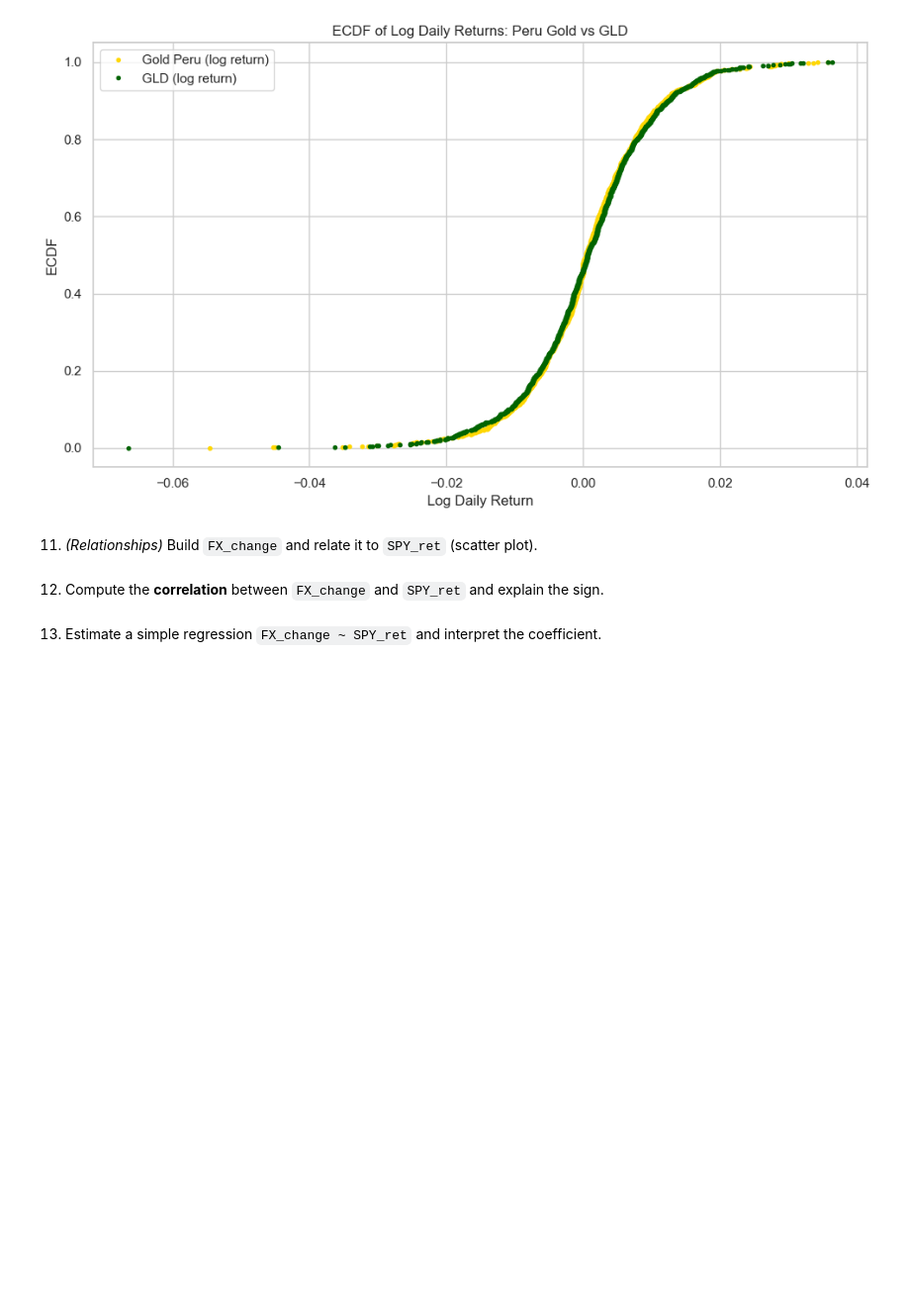
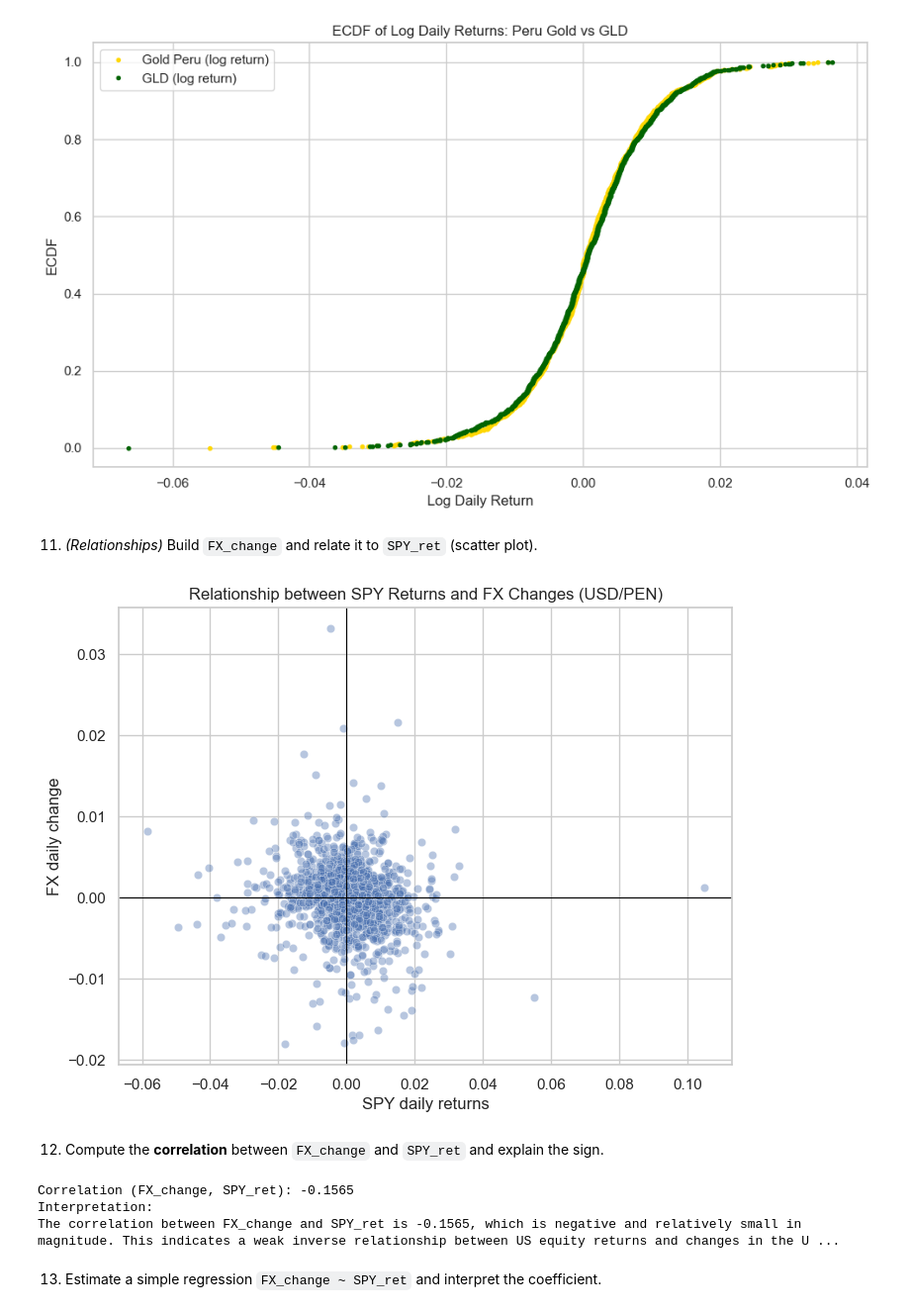
Before and after one commit to anzonyquispe/Python-for-Finance, a Jupyter notebook: homeworks/Assignment_3/Group 6.ipynb, the cells around one changed output. Shown at 99% size. Saved outputs shown, nothing was run; the diff lists cells and outputs as text; code cells hidden in the pictures; blank space fills up the shorter version.

```diff
--- a/homeworks/Assignment_3/Group 6.ipynb
+++ b/homeworks/Assignment_3/Group 6.ipynb
@@ -425,7 +427,77 @@ plt.show()
 [figure]
 # %% [markdown]
 11. *(Relationships)* Build `FX_change` and relate it to `SPY_ret` (scatter plot).
+# %%
+# --- FX daily change (returns) ---
+fx = (
+    df_wide_clean[["date", "fx_interbank"]]
+    .dropna()
+    .sort_values("date")
+    .copy()
+)
+
+fx["FX_change"] = fx["fx_interbank"].pct_change()
+
+# --- SPY daily returns (already computed) ---
+spy = (
+    df_tidy_clean[df_tidy_clean["ticker"] == "SPY"]
+    .loc[:, ["date", "ret"]]
+    .rename(columns={"ret": "SPY_ret"})
+    .sort_values("date")
+)
+
+# --- Merge FX and SPY ---
+df_rel = (
+    fx[["date", "FX_change"]]
+    .merge(
+        spy[["date", "SPY_ret"]],
+        on="date",
+        how="inner"
+    )
+    .dropna()
+)
+
+# --- Scatter plot ---
+
+sns.set_theme(style="whitegrid")
+
+plt.figure(figsize=(8,6))
+sns.scatterplot(
+    data=df_rel,
+    x="SPY_ret",
+    y="FX_change",
+    alpha=0.4
+)
+
+plt.axhline(0, color="black", linewidth=0.8)
+plt.axvline(0, color="black", linewidth=0.8)
+
+plt.title("Relationship between SPY Returns and FX Changes (USD/PEN)")
+plt.xlabel("SPY daily returns")
+plt.ylabel("FX daily change")
+
+plt.show()
+# %% [output]
+[figure, added]
 # %% [markdown]
 12. Compute the **correlation** between `FX_change` and `SPY_ret` and explain the sign.
+# %%
+# --- Correlation between FX_change and SPY_ret ---
+correlation = df_rel["FX_change"].corr(df_rel["SPY_ret"])
+
+print(f"Correlation (FX_change, SPY_ret): {correlation:.4f}")
+
+# --- Interpretation ---
+print(
+    "Interpretation:\n"
+    f"The correlation between FX_change and SPY_ret is {correlation:.4f}, "
+    "which is negative and relatively small in magnitude. "
+    "This indicates a weak inverse relationship between US equity returns "
+    "and changes in the USD/PEN exchange rate."
+)
+# %% [output]
+Correlation (FX_change, SPY_ret): -0.1565
+Interpretation:
+The correlation between FX_change and SPY_ret is -0.1565, which is negative and relatively small in magnitude. This indicates a weak inverse relationship between US equity returns and changes in the U ...
 # %% [markdown]
 13. Estimate a simple regression `FX_change ~ SPY_ret` and interpret the coefficient.
```
Also changed, not shown: parts of 13 cells of this notebook, 1 other file.
